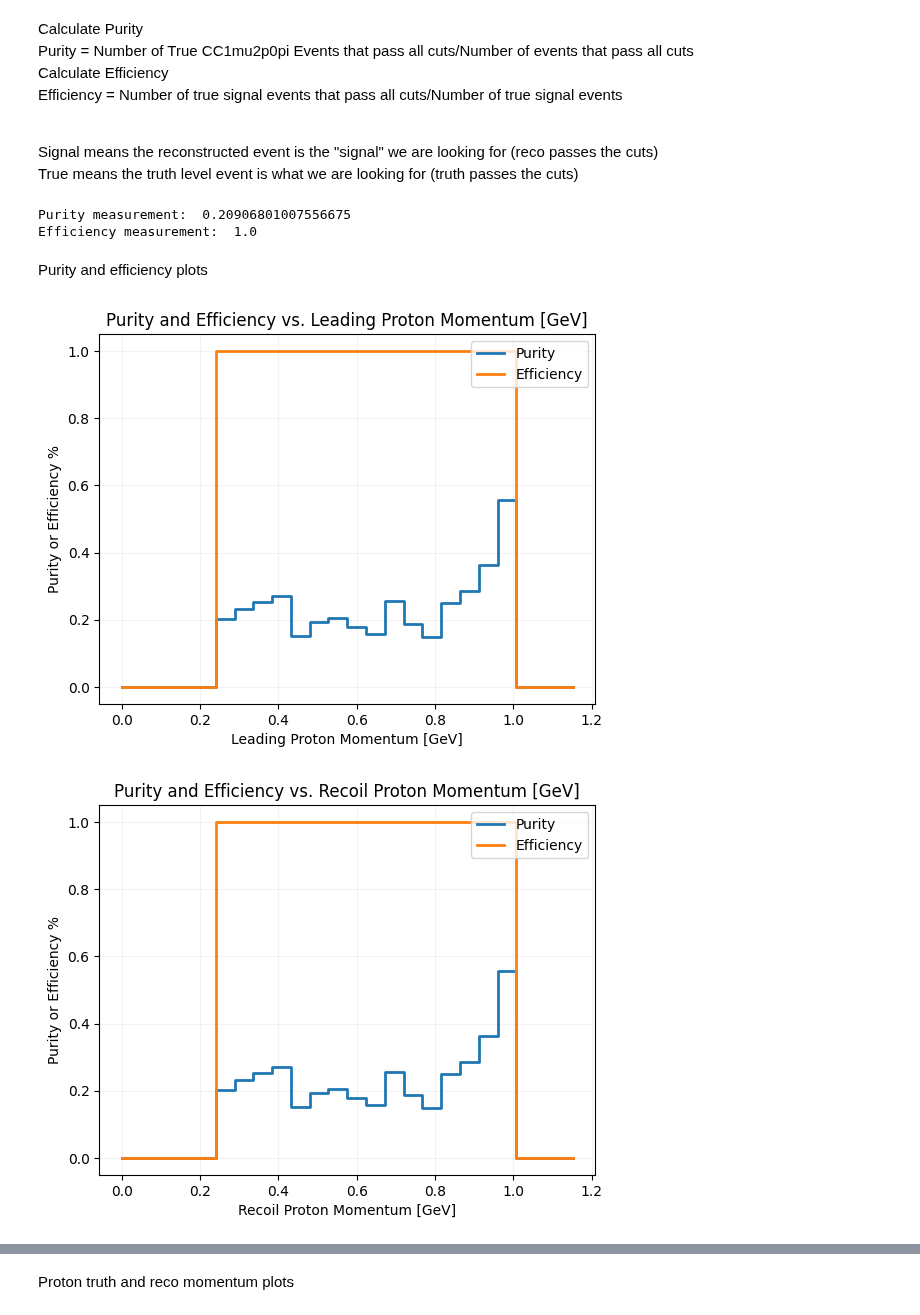
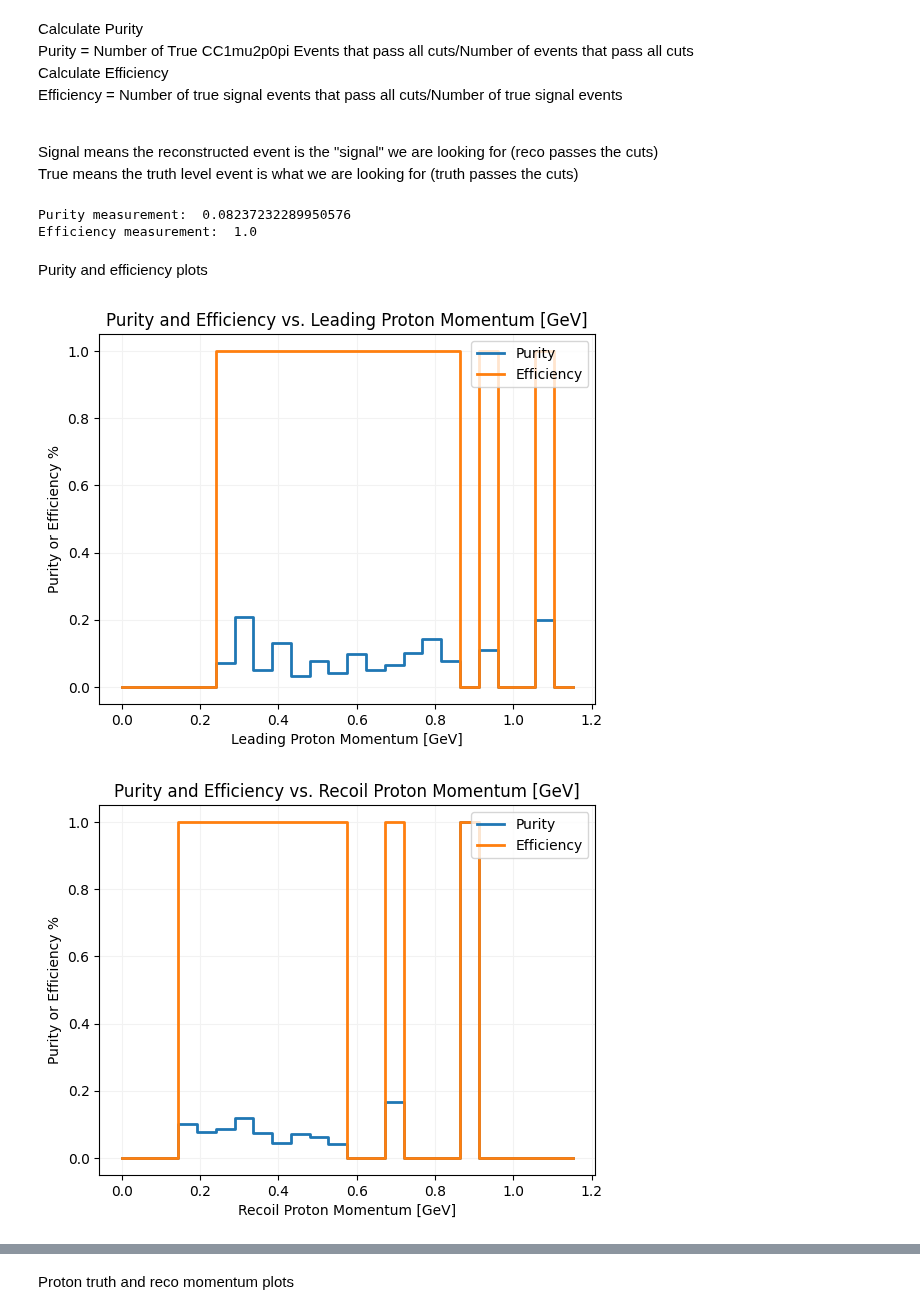
Before and after one commit to ZaeMoore/2x2_CAF, a Jupyter notebook: purity_efficiency/purity_efficiency.ipynb, the cells around one changed output, grey strips where cells are left out. Drawn from its saved outputs; the diff is of its cells as text; code cells hidden in the pictures.

Commit message:
purity efficiency run

```diff
--- a/purity_efficiency/purity_efficiency.ipynb
+++ b/purity_efficiency/purity_efficiency.ipynb
@@ -67,7 +70,7 @@ def reco_cuts(pdg, p):
 # %% [markdown]
 Purity file
 # %%
-tracks = uproot.open("/nashome/z/zaemoore/2x2_CAF/purity_efficiency/qe_purity_eff_output_1.0.root")
+tracks = uproot.open("/nashome/z/zaemoore/2x2_CAF/purity_efficiency/2p2h_purity_eff_output_1.4.root")
 tracks["CafTree"].show()
 tracks["CafTree"].keys()
 
@@ -111,9 +114,10 @@ leading_p_p = []
 recoil_p_p = []
 theta_pp = []
 
-#Reco and true proton momentum for plots
+#Reco and true proton momentum and neutrino energy for plots
 proton_true_p = []
 proton_reco_p = []
+nu_true_momentum = []
 
 #Loop through each file index
 for file_idx in np.unique(file_index):
@@ -141,6 +145,9 @@ for file_idx in np.unique(file_index):
     true_pdg = branches['true_pdg'][file_index == file_idx]
     true_nproton = branches['true_nproton'][file_index == file_idx]
     mode = branches['mode'][file_index == file_idx]
+    nu_momentum_x = branches['nu_momentum_x'][file_index == file_idx]
+    nu_momentum_y = branches['nu_momentum_y'][file_index == file_idx]
+    nu_momentum_z = branches['nu_momentum_z'][file_index == file_idx]
 
     reco_energy = branches['reco_energy'][file_index == file_idx]
     reco_p_x = branches['reco_p_x'][file_index == file_idx]
@@ -164,6 +171,8 @@ for file_idx in np.unique(file_index):
     reco_track_end_y = branches['reco_track_end_y'][file_index == file_idx]
     reco_track_end_z = branches['reco_track_end_z'][file_index == file_idx]
     reco_pdg = branches['reco_pdg'][file_index == file_idx]
+    reco_enu_calo = branches['reco_enu_calo'][file_index == file_idx]
+
     reco_ixn_index = branches['reco_ixn_index'][file_index == file_idx]
     spill_index = branches['spill_index'][file_index == file_idx]
     event = branches['event'][file_index == file_idx]
@@ -191,6 +200,8 @@ for file_idx in np.unique(file_index):
         proton_p_reco = reco_p_mag[event == ev][reco_pdg[event == ev] == 2212]
         proton_p_truth = true_p_mag[event == ev][true_pdg[event == ev] == 2212]
 
+        nu_momentum = mag((nu_momentum_x[event == ev][0], nu_momentum_y[event == ev][0], nu_momentum_z[event == ev][0]))
+
         proton_reco_p.extend(proton_p_reco)
         proton_true_p.extend(proton_p_truth)
 
@@ -204,8 +215,15 @@ for file_idx in np.unique(file_index):
             leading_p_p.append(max(proton_p_reco))
             recoil_p_p.append(min(proton_p_reco))
 
+        nu_true_momentum.append(nu_momentum)
+
         #Save angle between protons for plots FOR LATER
 
+#In this code, signal means event that passes the reco cuts (detector would identify it as a 2p2h event)
+#True signal event means an event that passes the reco cuts and is a 2p2h event at truth level
+#True event is a 2p2h event at truth level
+num_true_signal = sum(true_signal_event) #Number of 2p2h events that pass the cut
+num_background = sum(signal_event) - num_true_signal #Number of background events that pass the cut
 
 purity = sum(true_signal_event)/sum(signal_event)
 print("Purity measurement: ", purity)
@@ -213,18 +231,20 @@ print("Purity measurement: ", purity)
 efficiency = sum(true_signal_event)/sum(true_event)
 print("Efficiency measurement: ", efficiency)
 # %% [output]
-Purity measurement:  0.20906801007556675
+Purity measurement:  0.08237232289950576
 Efficiency measurement:  1.0
 # %% [markdown]
 Purity and efficiency plots
 # %%
-data = {'signal': signal_event, 'true': true_event, 'true and signal': true_signal_event, 'leading proton p': leading_p_p, 'recoil proton p': recoil_p_p}
+data = {'signal': signal_event, 'true': true_event, 'true and signal': true_signal_event, 'leading proton p': leading_p_p, 'recoil proton p': recoil_p_p, 'nu momentum': nu_true_momentum}
 df = pd.DataFrame(data=data)
 
 purity_vals_lpp = []
 purity_vals_rpp = []
+purity_vals_nu = []
 eff_vals_lpp = []
 eff_vals_rpp = []
+eff_vals_nu = []
 
 #Leading proton momentum binning
 nbins_lpp = 25
@@ -233,14 +253,22 @@ labels_lpp = np.arange(0, nbins_lpp) #Label each bin numerically for leading pro
 
 df['bin lpp'] = pd.cut(df['leading proton p'], bins=bin_edges_lpp, labels=labels_lpp) #Create a column in df defining the number bin each event is in based on leading proton momentum
 
-#Repeat proton momentum binning
+#Recoil proton momentum binning
 nbins_rpp = 25
 hist_rpp, bin_edges_rpp = np.histogram(recoil_p_p, bins=nbins_rpp, range=(0,1.2)) #Create bins based on recoil proton momentum
 labels_rpp = np.arange(0, nbins_rpp) #Label each bin numerically for recoil proton momentum
 
 df['bin rpp'] = pd.cut(df['recoil proton p'], bins=bin_edges_rpp, labels=labels_rpp) #Create a column in df defining the number bin each event is in based on recoil proton momentum
 
-#efficiency = sum(true_signal_event)/sum(true_event)
+#Neutrino energy binning
+nbins_nu = 25
+hist_nu, bin_edges_nu = np.histogram(nu_true_momentum, bins=nbins_nu, range=(0,20)) #Create bins based on true neutrino energy
+labels_nu = np.arange(0, nbins_nu) #Label each bin numerically for true neutrino energy
+
+df['bin nu'] = pd.cut(df['nu momentum'], bins=bin_edges_nu, labels=labels_nu) #Create a column in df defining the number bin each event is in based on true neutrino energy
+
+
+
 #Loop through each leading proton momentum bin and calculate purity & efficiency
 for i in labels_lpp:
     df_bin = df[(df['bin lpp'] == i)]
@@ -273,32 +301,65 @@ for i in labels_rpp:
         purity_vals_rpp.append(sum(true_signal_bin)/sum(signal_bin))
 
     if sum(true_bin) == 0:
         eff_vals_rpp.append(0)
     else:
         eff_vals_rpp.append(sum(true_signal_bin)/sum(true_bin))
 
+#Loop through each true neutrino energy bin and calculate purity and efficiency
+for i in labels_nu:
+    df_bin = df_bin = df[(df['bin nu'] == i)]
+
+    signal_bin = np.array(df_bin['signal'])
+    true_signal_bin = np.array(df_bin['true and signal'])
+    true_bin = np.array(df_bin['true'])
+
+    if sum(signal_bin) == 0:
+        purity_vals_nu.append(0)
+    else:
+        purity_vals_nu.append(sum(true_signal_bin)/sum(signal_bin))
+
+    if sum(true_bin) == 0:
+        eff_vals_nu.append(0)
+    else:
+        eff_vals_nu.append(sum(true_signal_bin)/sum(true_bin))
+
+
 #Plot purity and efficiency vs. leading proton momentum
 #Delete the last bin value because we are plotting each step from the leftmost bin edge
 plt.step(np.delete(bin_edges_lpp, nbins_lpp), purity_vals_lpp, where='post', label='Purity', linewidth='2')
 plt.step(np.delete(bin_edges_lpp, nbins_lpp), eff_vals_lpp, where='post', label='Efficiency', linewidth='2')
 plt.xlabel('Leading Proton Momentum [GeV]')
 plt.ylabel('Purity or Efficiency %')
 plt.title('Purity and Efficiency vs. Leading Proton Momentum [GeV]')
 plt.grid(color='0.95')
 plt.legend(loc='upper right')
 plt.show()
 
 #Plot purity and efficiency vs. recoil proton momentum
 plt.step(np.delete(bin_edges_rpp, nbins_rpp), purity_vals_rpp, where='post', label='Purity', linewidth='2')
 plt.step(np.delete(bin_edges_rpp, nbins_rpp), eff_vals_rpp, where='post', label='Efficiency', linewidth='2')
 plt.xlabel('Recoil Proton Momentum [GeV]')
 plt.ylabel('Purity or Efficiency %')
 plt.title('Purity and Efficiency vs. Recoil Proton Momentum [GeV]')
 plt.grid(color='0.95')
 plt.legend(loc='upper right')
 plt.show()
 
+#Plot purity and efficiency vs. neutrino energy
+plt.step(np.delete(bin_edges_nu, nbins_nu), purity_vals_nu, where='post', label='Purity', linewidth='2')
+plt.step(np.delete(bin_edges_nu, nbins_nu), eff_vals_nu, where='post', label='Efficiency', linewidth='2')
+plt.xlabel('Neutrino Momentum [GeV]')
+plt.ylabel('Purity or Efficiency %')
+plt.title('Purity and Efficiency vs. Neutrino Momentum [GeV]')
+plt.grid(color='0.95')
+plt.legend(loc='upper right')
+plt.show()
+
 print(df)
+
+#---------------------------------------------
+#Use true and reco energy bins for purity and efficiency
+#---------------------------------------------
 # %% [output]
-[figure, old version]
+[figure, new version]
-[figure, old version]
+[figure, new version]
```
Also changed, not shown: parts of 4 cells of this notebook, 5 other files.
